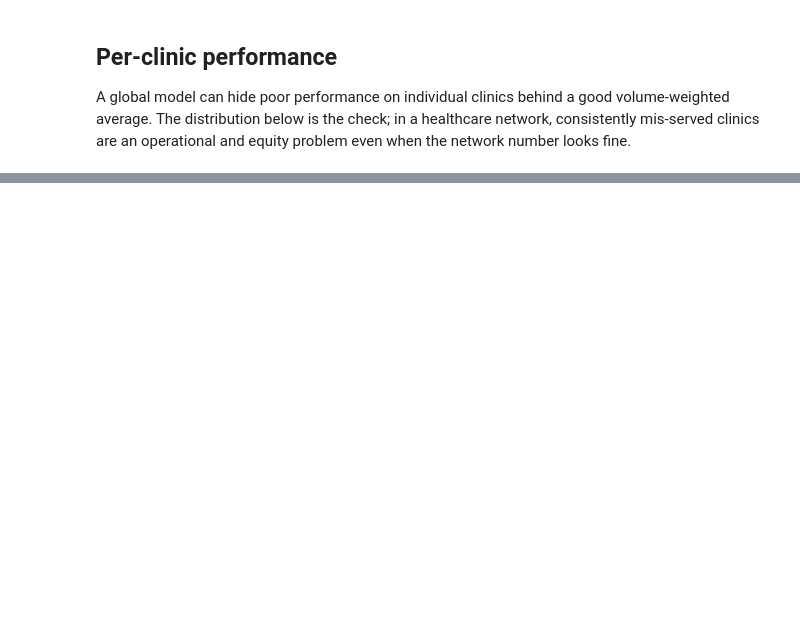
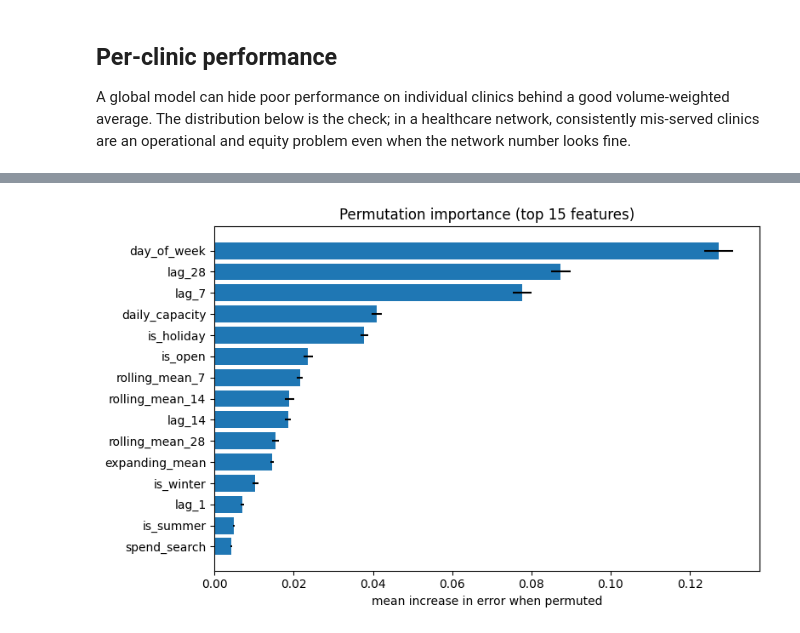
Before and after one commit to DiogoRibeiro7/clinic-forecasting-platform, a Jupyter notebook: notebooks/04_global_ml_forecaster_xgboost_style.ipynb, the cells around one changed output, grey strips where cells are left out. Saved outputs shown, nothing was run; the diff lists cells and outputs as text; code cells hidden in the pictures; blank space fills up the shorter version.

```diff
--- a/notebooks/04_global_ml_forecaster_xgboost_style.ipynb
+++ b/notebooks/04_global_ml_forecaster_xgboost_style.ipynb
@@ -229,0 +250,13 @@ error, not be a flat percentage.
+# %%
+importance = model.permutation_importance_frame(
+    pd.concat([train.tail(5000), test]), n_repeats=5, top_n=15
+)
+fig, ax = plt.subplots(figsize=(8, 5))
+ax.barh(importance["feature"][::-1], importance["importance_mean"][::-1],
+        xerr=importance["importance_std"][::-1])
+ax.set_title("Permutation importance (top 15 features)")
+ax.set_xlabel("mean increase in error when permuted")
+fig.tight_layout()
+plt.show()
+# %% [output]
+[figure, added]
```
Also changed, not shown: parts of 28 cells of this notebook, 5 other files.
